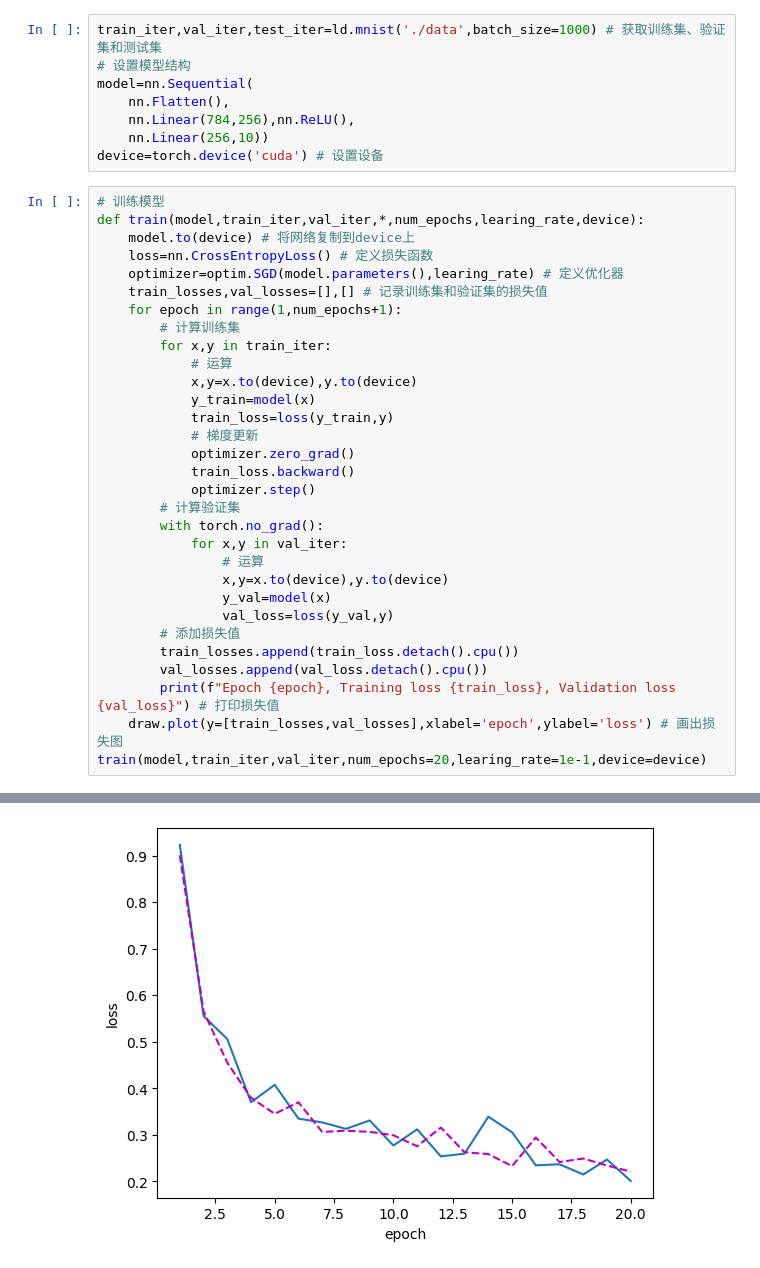
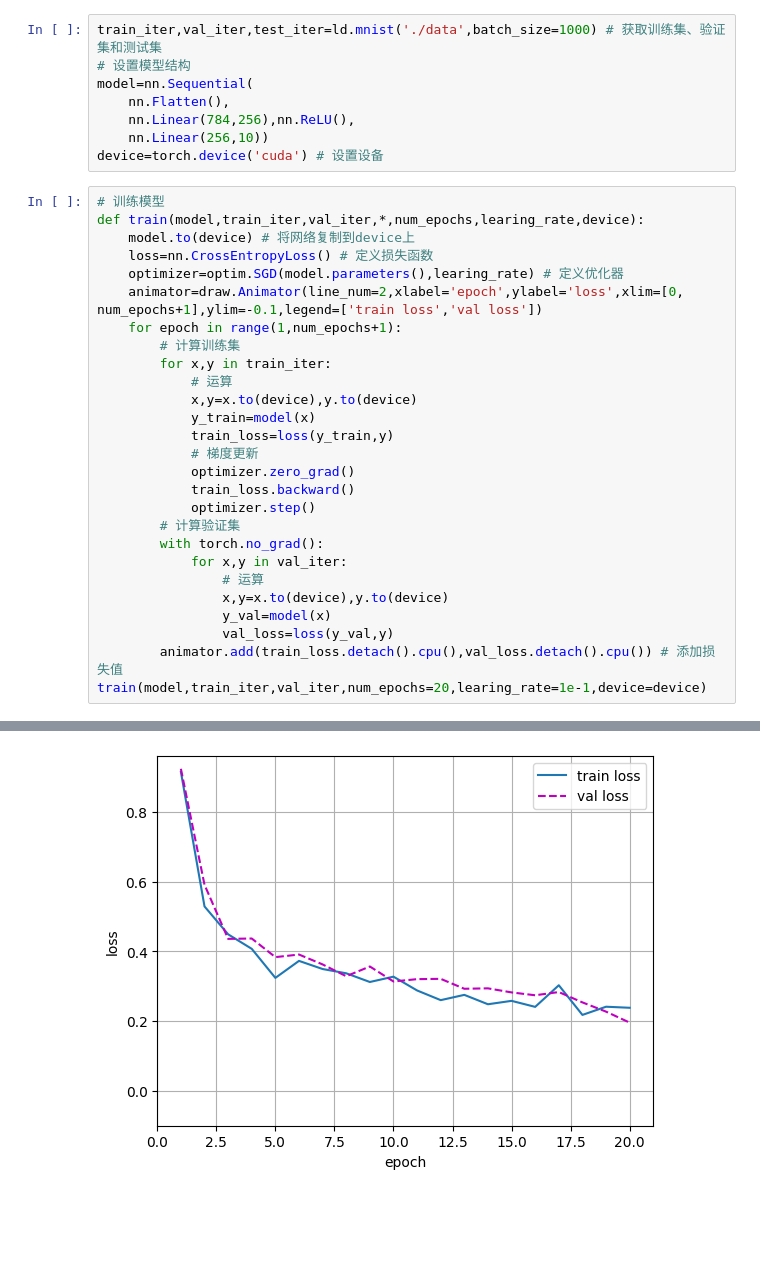
Before and after one commit to wliafe/homework, a Jupyter notebook: MLP.ipynb, the cells around one changed output, grey strips where cells are left out. Cells and saved outputs as stored; diff of their text form; blank space fills up the shorter version.

```diff
--- a/MLP.ipynb
+++ b/MLP.ipynb
@@ -16,7 +16,7 @@ def train(model,train_iter,val_iter,*,num_epochs,learing_rate,device):
     model.to(device) # 将网络复制到device上
     loss=nn.CrossEntropyLoss() # 定义损失函数
     optimizer=optim.SGD(model.parameters(),learing_rate) # 定义优化器
-    train_losses,val_losses=[],[] # 记录训练集和验证集的损失值
+    animator=draw.Animator(line_num=2,xlabel='epoch',ylabel='loss',xlim=[0, num_epochs+1],ylim=-0.1,legend=['train loss','val loss'])
     for epoch in range(1,num_epochs+1):
         # 计算训练集
         for x,y in train_iter:
@@ -35,10 +35,6 @@ def train(model,train_iter,val_iter,*,num_epochs,learing_rate,device):
                 x,y=x.to(device),y.to(device)
                 y_val=model(x)
                 val_loss=loss(y_val,y)
-        # 添加损失值
-        train_losses.append(train_loss.detach().cpu())
-        val_losses.append(val_loss.detach().cpu())
-        print(f"Epoch {epoch}, Training loss {train_loss}, Validation loss {val_loss}") # 打印损失值
-    draw.plot(y=[train_losses,val_losses],xlabel='epoch',ylabel='loss') # 画出损失图
+        animator.add(train_loss.detach().cpu(),val_loss.detach().cpu()) # 添加损失值
 train(model,train_iter,val_iter,num_epochs=20,learing_rate=1e-1,device=device)
 # %% [output]
@@ -65,4 +41,4 @@ Epoch 20, Training loss 0.2006904035806656, Validation loss 0.22068767249584198
-[figure, old version]
+[figure, new version]
 # %%
 # 测试模型
 def test(model,test_iter,device):
```
Also changed, not shown: parts of 3 cells of this notebook, 4 other files.
